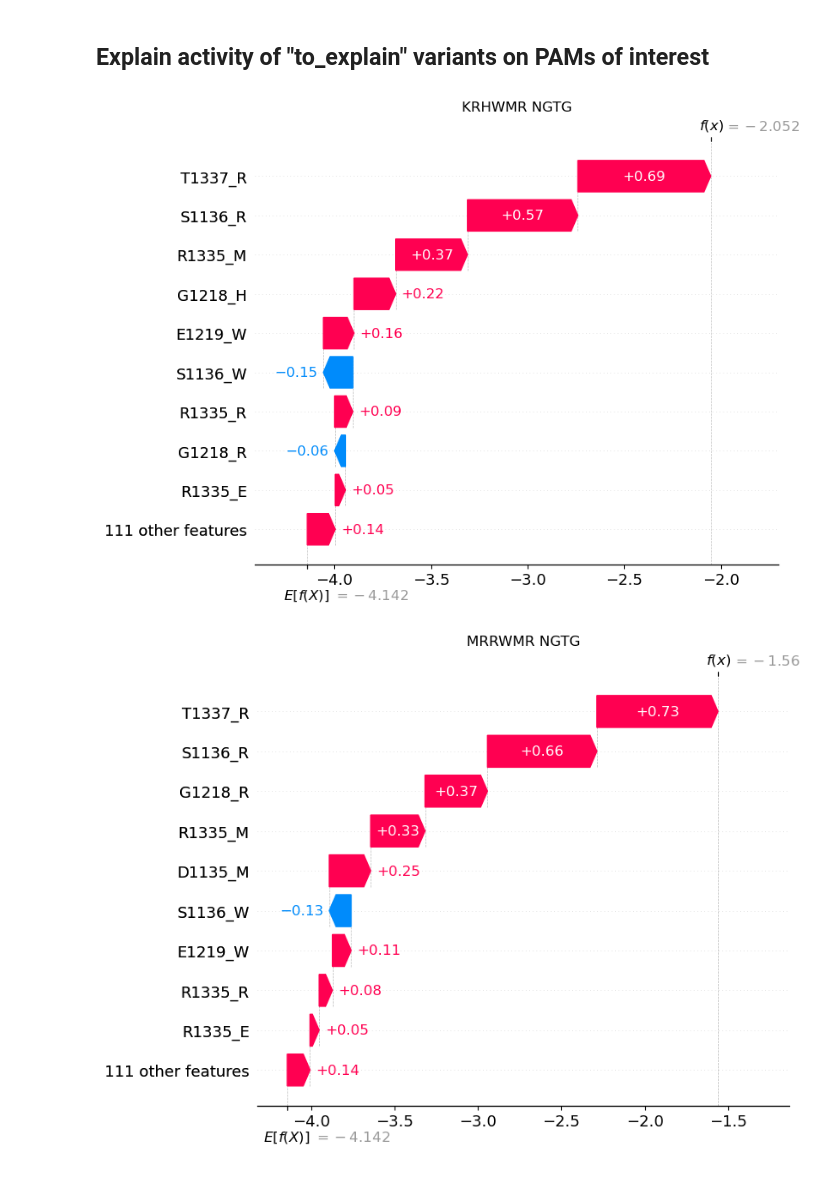
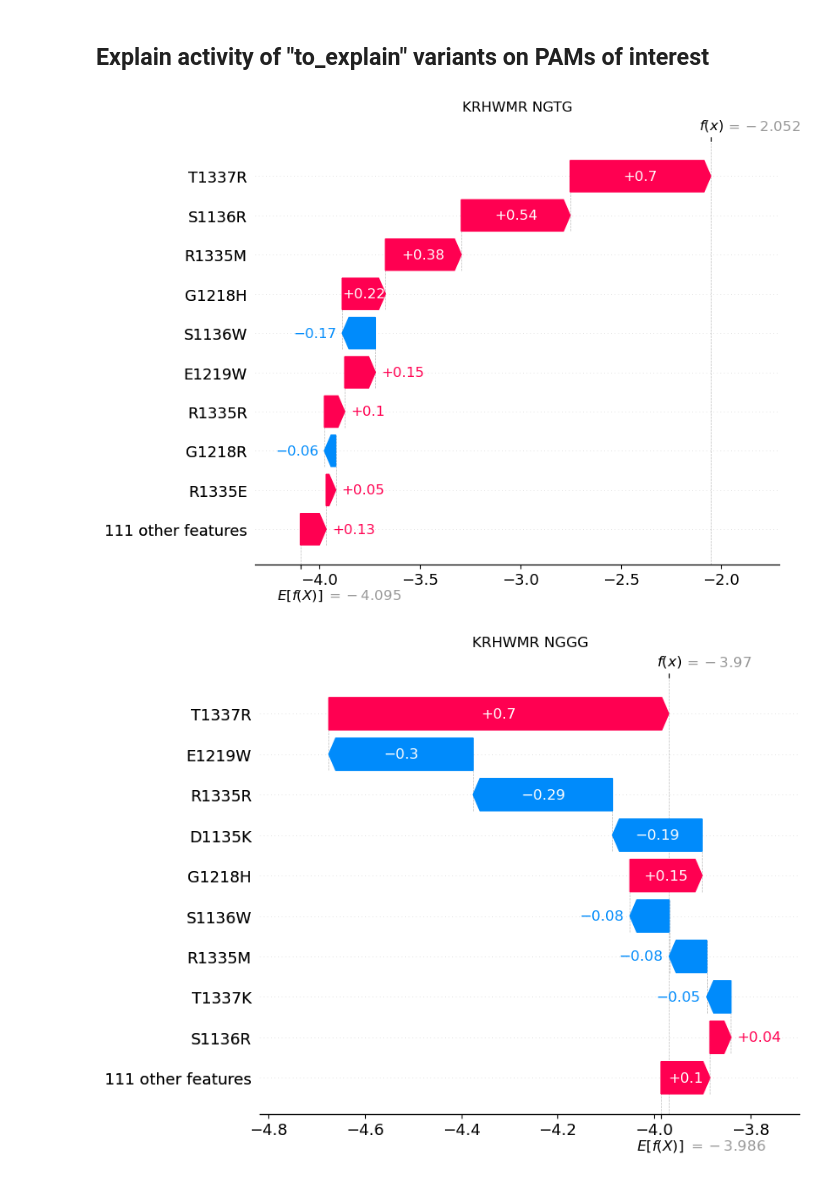
Before and after one commit to RachelSilverstein/PAMmla, a Jupyter notebook: SHAP_analysis_NN_DeepExplainer.ipynb, the cells around one changed output. Drawn from its saved outputs; the diff is of its cells as text; code cells hidden in the pictures.

```diff
--- a/SHAP_analysis_NN_DeepExplainer.ipynb
+++ b/SHAP_analysis_NN_DeepExplainer.ipynb
@@ -76,0 +80,28 @@ Your TensorFlow version is newer than 2.4.0 and so graph support has been remove
+# %%
+# beeswarm summary plots
+
+for pam in pams[32:48]:
+
+    pam_idx = pams.index(pam)
+
+    print(pam)
+    shap.summary_plot(shap_values_xsamp[pam_idx],
+                              plot_type="dot",
+                              max_display = 10,
+                              plot_size=[5,3],
+                              feature_names = feature_names,
+                              features = Xsamp)
+
+    if save_plots:
+                shap.summary_plot(shap_values_xsamp[pam_idx],
+                              plot_type="dot",
+                              max_display = 10,
+                              plot_size=[5,3],
+                              feature_names = feature_names,
+                              features = Xsamp,
+                              show=False)
+                p = plt.gcf()
+                if not os.path.isdir(output_dir):
+                    os.mkdir(output_dir)
+                p.savefig(output_dir + "/shap_beeswarm_%s.svg" % (str(pam)))
+                plt.clf()
@@ -112,23 +177,30 @@ if create_summary_plots:
 # %%
 shap_values_to_exp = explainer.shap_values(to_explain)
 
-pam_ind = pams.index(pam_to_explain)
+short_feature_names = [name[0:5] + name[6] for name in feature_names] # remove underscore
+
+
+
 
 for i in range(len(variants_to_explain)):
     var_name = variants_to_explain[i]
+    pam_to_explain = pams_to_explain[i]
     plt.title(var_name + " " + pam_to_explain)
+    pam_ind = pams.index(pam_to_explain)
     shap.plots._waterfall.waterfall_legacy(unnormalize(explainer.expected_value[pam_ind].numpy(), DATA_MEAN, DATA_STD),
                                            np.multiply(shap_values_to_exp[pam_ind][i], DATA_STD),
-                                           feature_names = feature_names, max_display=10)
+                                           feature_names = short_feature_names, max_display=10)
     if save_plots:
         shap.plots._waterfall.waterfall_legacy(unnormalize(explainer.expected_value[pam_ind].numpy(), DATA_MEAN, DATA_STD),
                                                np.multiply(shap_values_to_exp[pam_ind][i], DATA_STD),
-                                               feature_names = feature_names, max_display=10,
+                                               feature_names = short_feature_names, max_display=10,
                                                show=False)
 
         p = plt.gcf()
-        p.savefig("shap_figs/%s_%s.svg" % (var_name, pam_to_explain))
+        if not os.path.isdir(output_dir):
+                os.mkdir(output_dir)
+        p.savefig(output_dir + "/%s_%s.svg" % (var_name, pam_to_explain))
         plt.clf()
 # %% [output]
-[figure, old version]
+[figure, new version]
-[figure, old version]
+[figure, new version]
```
Also changed, not shown: parts of 7 cells of this notebook, 2 other files.
